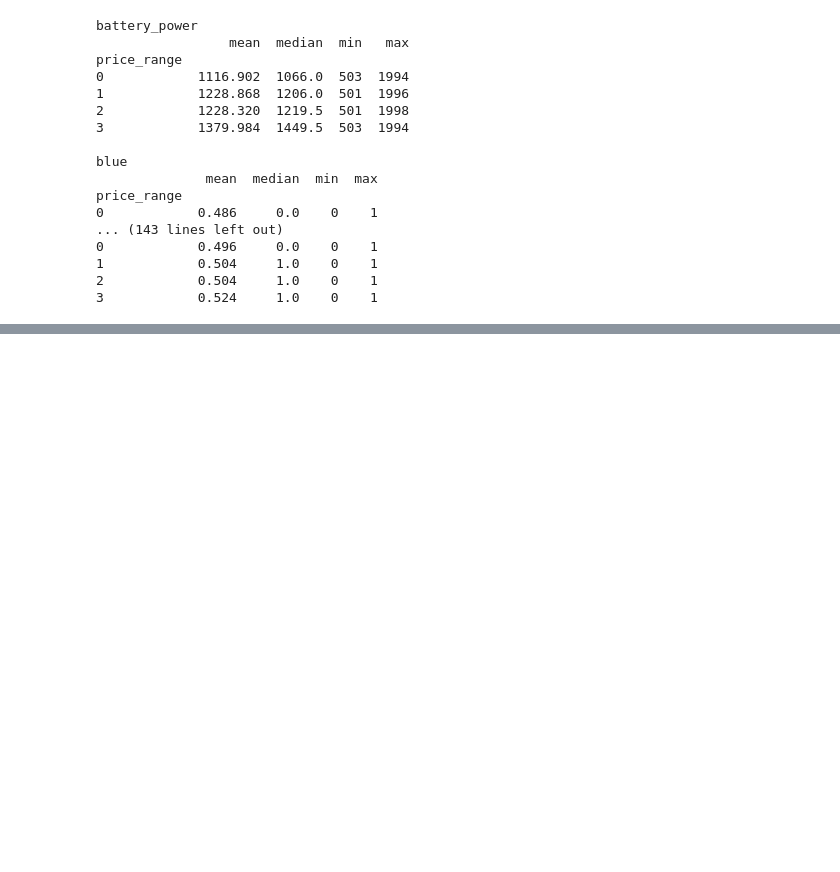
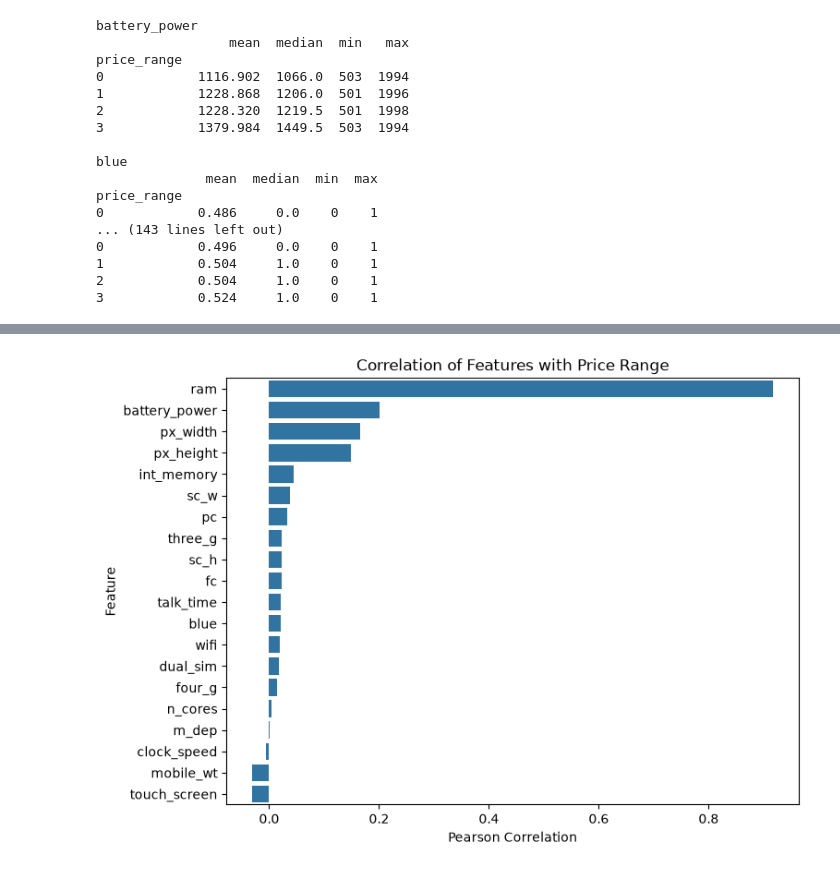
Before and after one commit to anojpradhan/mobile_price_detection, a Jupyter notebook: notebooks/02_eda.ipynb, the cells around one changed output, grey strips where cells are left out. Saved outputs shown, nothing was run; the diff lists cells and outputs as text; code cells hidden in the pictures; blank space fills up the shorter version.

```diff
--- a/notebooks/02_eda.ipynb
+++ b/notebooks/02_eda.ipynb
@@ -145,0 +216,3 @@ price_range
+# %%
+correlation = df_mobile_train.corr(numeric_only=True)['price_range'].drop('price_range').sort_values(ascending=False)
+print(correlation)
@@ -145,0 +237,14 @@ price_range
+# %%
+plt.figure(figsize=(8, 6))
+
+sns.barplot(
+    x=correlation.values,
+    y=correlation.index
+)
+
+plt.title('Correlation of Features with Price Range')
+plt.xlabel('Pearson Correlation')
+plt.ylabel('Feature')
+plt.show()
+# %% [output]
+[figure, added]
```
Also changed, not shown: parts of 10 cells of this notebook.
